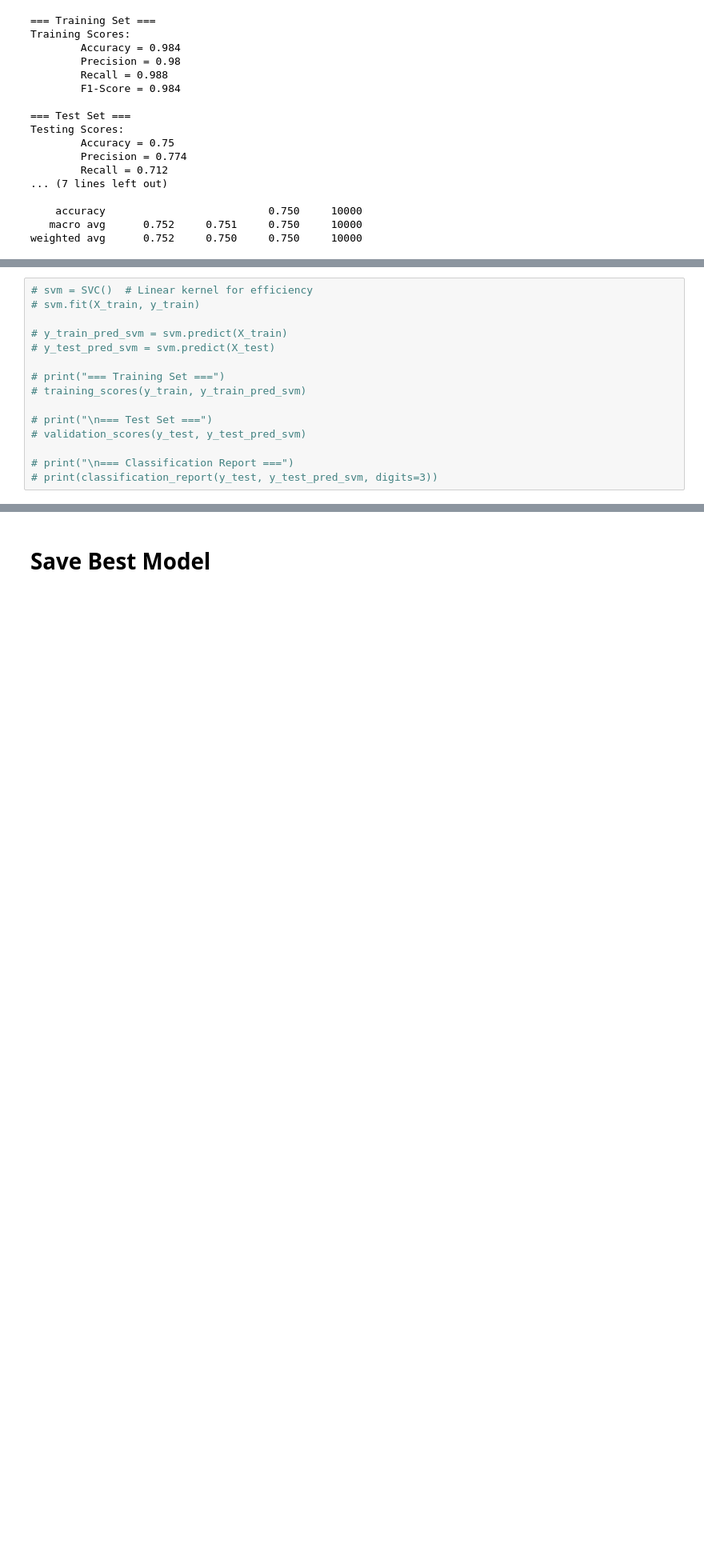
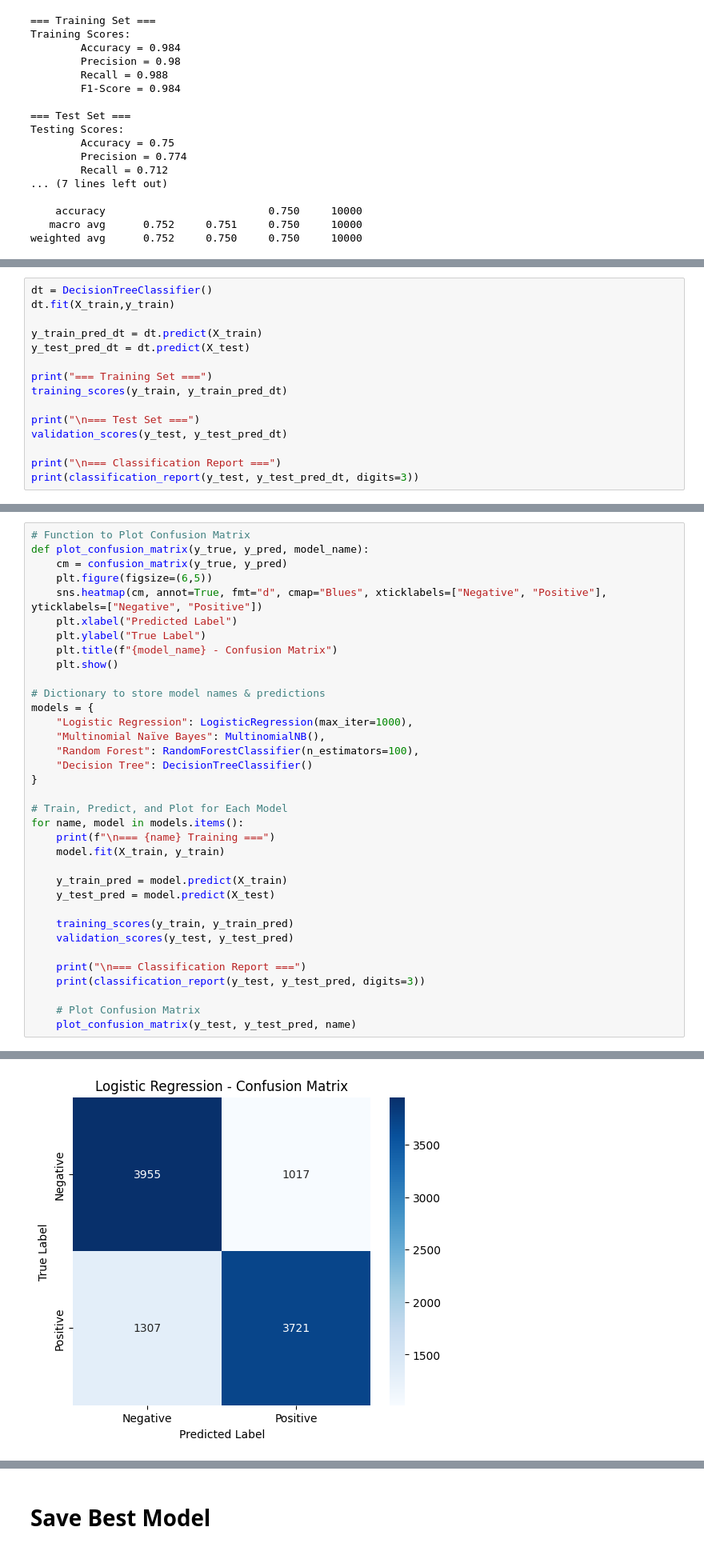
Before and after one commit to isharamaduranga/CI-ML-Project--Sentimental-Analyses-, a Jupyter notebook: notebooks/03.model_building_with_Visualization.ipynb, the cells around one changed output, grey strips where cells are left out. Shown at 80% size. Drawn from its saved outputs; the diff is of its cells as text; blank space fills up the shorter version.

```diff
--- a/notebooks/03.model_building_with_Visualization.ipynb
+++ b/notebooks/03.model_building_with_Visualization.ipynb
@@ -494,15 +495,15 @@ weighted avg      0.752     0.750     0.750     10000
 # %%
-# svm = SVC()  # Linear kernel for efficiency
-# svm.fit(X_train, y_train)
+dt = DecisionTreeClassifier()
+dt.fit(X_train,y_train)
 
-# y_train_pred_svm = svm.predict(X_train)
-# y_test_pred_svm = svm.predict(X_test)
+y_train_pred_dt = dt.predict(X_train)
+y_test_pred_dt = dt.predict(X_test)
 
-# print("=== Training Set ===")
-# training_scores(y_train, y_train_pred_svm)
+print("=== Training Set ===")
+training_scores(y_train, y_train_pred_dt)
 
-# print("\n=== Test Set ===")
-# validation_scores(y_test, y_test_pred_svm)
+print("\n=== Test Set ===")
+validation_scores(y_test, y_test_pred_dt)
 
-# print("\n=== Classification Report ===")
-# print(classification_report(y_test, y_test_pred_svm, digits=3))
+print("\n=== Classification Report ===")
+print(classification_report(y_test, y_test_pred_dt, digits=3))
@@ -508,0 +530,36 @@ weighted avg      0.752     0.750     0.750     10000
+# %%
+# Function to Plot Confusion Matrix
+def plot_confusion_matrix(y_true, y_pred, model_name):
+    cm = confusion_matrix(y_true, y_pred)
+    plt.figure(figsize=(6,5))
+    sns.heatmap(cm, annot=True, fmt="d", cmap="Blues", xticklabels=["Negative", "Positive"], yticklabels=["Negative", "Positive"])
+    plt.xlabel("Predicted Label")
+    plt.ylabel("True Label")
+    plt.title(f"{model_name} - Confusion Matrix")
+    plt.show()
+
+# Dictionary to store model names & predictions
+models = {
+    "Logistic Regression": LogisticRegression(max_iter=1000),
+    "Multinomial Naïve Bayes": MultinomialNB(),
+    "Random Forest": RandomForestClassifier(n_estimators=100),
+    "Decision Tree": DecisionTreeClassifier()
+}
+
+# Train, Predict, and Plot for Each Model
+for name, model in models.items():
+    print(f"\n=== {name} Training ===")
+    model.fit(X_train, y_train)
+
+    y_train_pred = model.predict(X_train)
+    y_test_pred = model.predict(X_test)
+
+    training_scores(y_train, y_train_pred)
+    validation_scores(y_test, y_test_pred)
+
+    print("\n=== Classification Report ===")
+    print(classification_report(y_test, y_test_pred, digits=3))
+
+    # Plot Confusion Matrix
+    plot_confusion_matrix(y_test, y_test_pred, name)
+# %% [output]
@@ -508,0 +583 @@ weighted avg      0.752     0.750     0.750     10000
+[figure, added]
```
Also changed, not shown: parts of 11 cells of this notebook, 5 other files.
